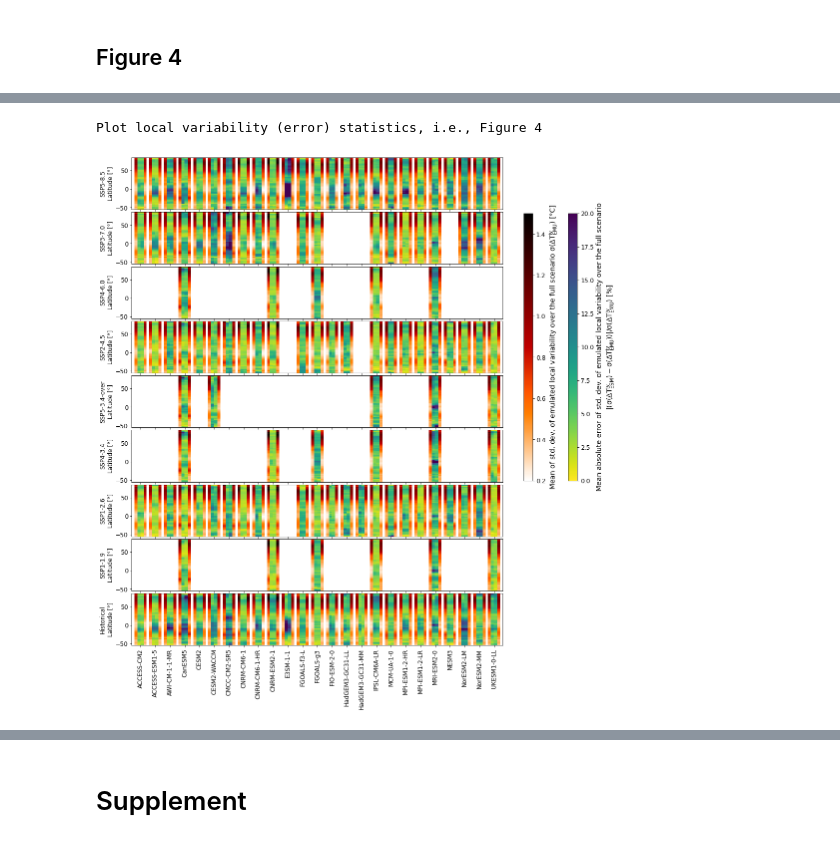
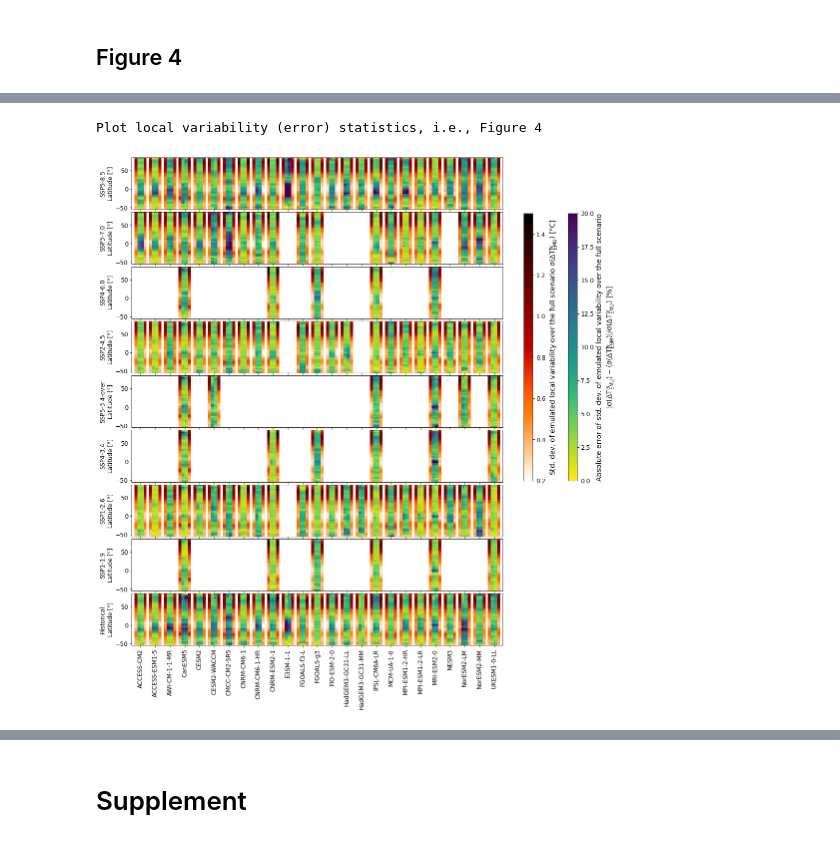
Before and after one commit to MESMER-group/Beusch_et_al_GMD_2021_MAGICC-MESMER_coupling, a Jupyter notebook: scripts/6_MESMER_verification_fig3_fig4_supplement.ipynb, the cells around one changed output, grey strips where cells are left out. Drawn from its saved outputs; the diff is of its cells as text; code cells hidden in the pictures.

```diff
--- a/scripts/6_MESMER_verification_fig3_fig4_supplement.ipynb
+++ b/scripts/6_MESMER_verification_fig3_fig4_supplement.ipynb
@@ -226,14 +225,14 @@ for scen in scenarios:
             m_lt_arr[scen][:,i*5+3]=np.mean(m_lt_adp_g,axis=1)
 
             # Tglob as pred
-            mabe_lt_p = np.abs(np.mean((tas_s[esm][scen]-emus_lt[esm][scen])[:,-idx_start:,:],axis=(0,1)))/m_lt*100
-                #mean absolute error lt in percentage of mean lt
+            mabe_lt_p = np.abs(m_lt - np.mean(tas_s[esm][scen][:,-idx_start:,:],axis=(0,1)))/np.abs(m_lt)*100
+                #absolut error in mean lt in percentage of absolute mean lt
             mabe_lt_p_g=copy.deepcopy(ls['grid_l_m'])
             mabe_lt_p_g[ls['idx_grid_l']]=mabe_lt_p
             mabe_lt_p_arr[scen][:,i*5+1]=np.mean(mabe_lt_p_g,axis=1)
 
             # Tglob, Tglob^2, glob hfds as preds
-            mabe_lt_adp_p = np.abs(np.mean((tas_s[esm][scen]-emus_lt_adp[esm][scen])[:,-idx_start:,:],axis=(0,1)))/m_lt_adp*100
+            mabe_lt_adp_p = np.abs(m_lt_adp - np.mean(tas_s[esm][scen][:,-idx_start:,:],axis=(0,1)))/np.abs(m_lt_adp)*100
             mabe_lt_adp_p_g=copy.deepcopy(ls['grid_l_m'])
             mabe_lt_adp_p_g[ls['idx_grid_l']]=mabe_lt_adp_p
             mabe_lt_p_arr[scen][:,i*5+2]=np.mean(mabe_lt_adp_p_g,axis=1)
@@ -339,14 +338,14 @@ for scen in scenarios:
             std_lv_arr[scen][:,i*5+3]=np.mean(std_lv_adp_g,axis=1)
 
             # Tglob as pred for emus_lt
-            mabe_lv_p = np.abs(np.std((tas_s[esm][scen]-emus_lt[esm][scen])[:,-idx_start:,:],axis=(0,1))-std_lv)/std_lv*100
-                # mean absolute error std_lv in percentage of std_lv
+            mabe_lv_p = np.abs(std_lv - np.std((tas_s[esm][scen]-emus_lt[esm][scen])[:,-idx_start:,:],axis=(0,1)))/std_lv*100
+                # absolute mean error std_lv in percentage of std_lv
             mabe_lv_p_g=copy.deepcopy(ls['grid_l_m'])
             mabe_lv_p_g[ls['idx_grid_l']]=mabe_lv_p
             mabe_lv_p_arr[scen][:,i*5+1]=np.mean(mabe_lv_p_g,axis=1)
 
             # Tglob, Tglob^2, glob hfds as preds for emus_lt
-            mabe_lv_adp_p = np.abs(np.std((tas_s[esm][scen]-emus_lt_adp[esm][scen])[:,-idx_start:,:],axis=(0,1))-std_lv_adp)/std_lv_adp*100
+            mabe_lv_adp_p = np.abs(std_lv_adp - np.std((tas_s[esm][scen]-emus_lt_adp[esm][scen])[:,-idx_start:,:],axis=(0,1)))/std_lv_adp*100
             mabe_lv_adp_p_g=copy.deepcopy(ls['grid_l_m'])
             mabe_lv_adp_p_g[ls['idx_grid_l']]=mabe_lv_adp_p
             mabe_lv_p_arr[scen][:,i*5+2]=np.mean(mabe_lv_adp_p_g,axis=1)
@@ -380,38 +379,38 @@ for i, scen in enumerate(scenarios):
     )
     mesh_mabe_lt = plt.pcolormesh(
         np.arange(126), lat["e"], mabe_lv_p_arr[scen], cmap="viridis_r", vmin=0, vmax=20
     )
     plt.ylim([lat["e"][14], lat["e"][70]])
     plt.xticks(np.arange(2, 126, 5))
     plt.gca().xaxis.set_major_formatter(plt.NullFormatter())
     plt.xlim([-1, 125])
 
     plt.ylabel(scen_names[scen] + "\nLatitude [°]")
 
 plt.xticks(np.arange(2, 126, 5), esms, rotation=90)
 
 ax1 = plt.subplot(grid[:-2, -5:-3])
 plt.axis("off")
 cbar = plt.colorbar(mesh_m_lt, fraction=0.3, aspect=30)
 cbar.set_label(
-    "Mean of std. dev. of emulated local variability over the full scenario $\sigma(\Delta T^{iv}_{EMU})$ [°C]",
+    "Std. dev. of emulated local variability over the full scenario $\sigma(\Delta T^{iv}_{EMU})$ [°C]",
     fontsize=fs + 2,
 )
 
 ax1 = plt.subplot(grid[:-2, -2:])
 plt.axis("off")
 cbar = plt.colorbar(mesh_mabe_lt, fraction=0.3, aspect=30)
 cbar.set_label(
-    "Mean absolute error of std. dev. of emulated local variability over the full scenario\n$|(\sigma(\Delta T^{iv}_{ESM}) - \sigma(\Delta T^{iv}_{EMU}))| / \sigma(\Delta T^{iv}_{EMU})$ [%]",
+    "Absolute error of std. dev. of emulated local variability over the full scenario\n$|\sigma(\Delta T^{iv}_{EMU}) - (\sigma(\Delta T^{iv}_{ESM})| / \sigma(\Delta T^{iv}_{EMU})$ [%]",
     fontsize=fs + 2,
 )
 
 
-# plt.savefig(cfg.dir_plots+'lv_mesmer_eval_default_vs_addpreds_allesms_allscens.png' ,dpi=200 ,bbox_inches='tight')
-# plt.savefig(cfg.dir_plots+'lv_mesmer_eval_default_vs_addpreds_allesms_allscens.pdf' ,dpi=200 ,bbox_inches='tight')
+#plt.savefig(cfg.dir_plots+'lv_mesmer_eval_default_vs_addpreds_allesms_allscens.png' ,dpi=200 ,bbox_inches='tight')
+#plt.savefig(cfg.dir_plots+'lv_mesmer_eval_default_vs_addpreds_allesms_allscens.pdf' ,dpi=200 ,bbox_inches='tight')
 # %% [output]
 Plot local variability (error) statistics, i.e., Figure 4
-[figure, old version]
+[figure, new version]
 [interactive output not drawn]
 # %% [markdown]
 # Supplement
```
Also changed, not shown: parts of 9 cells of this notebook, 5 other files.
